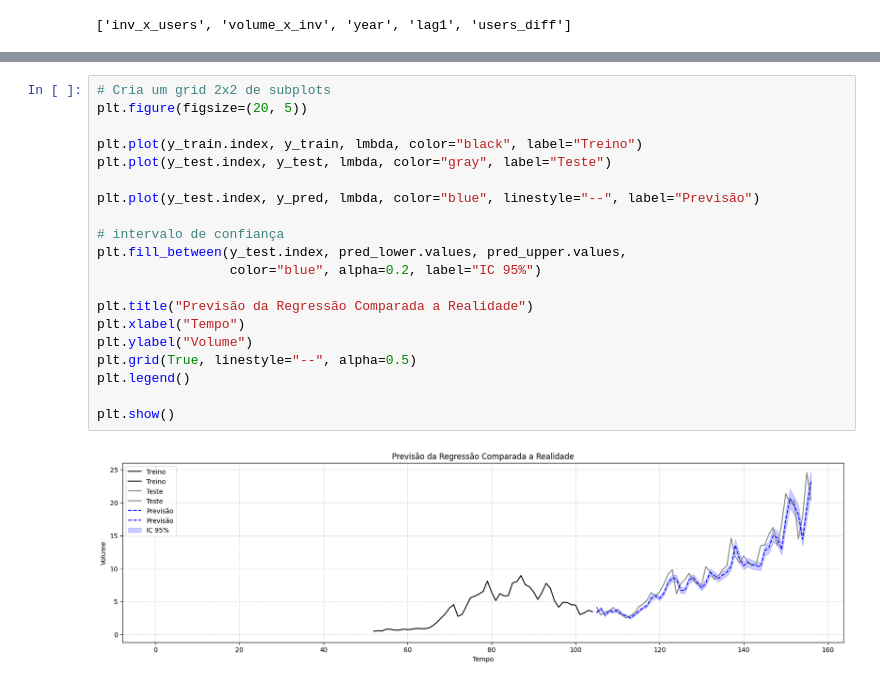
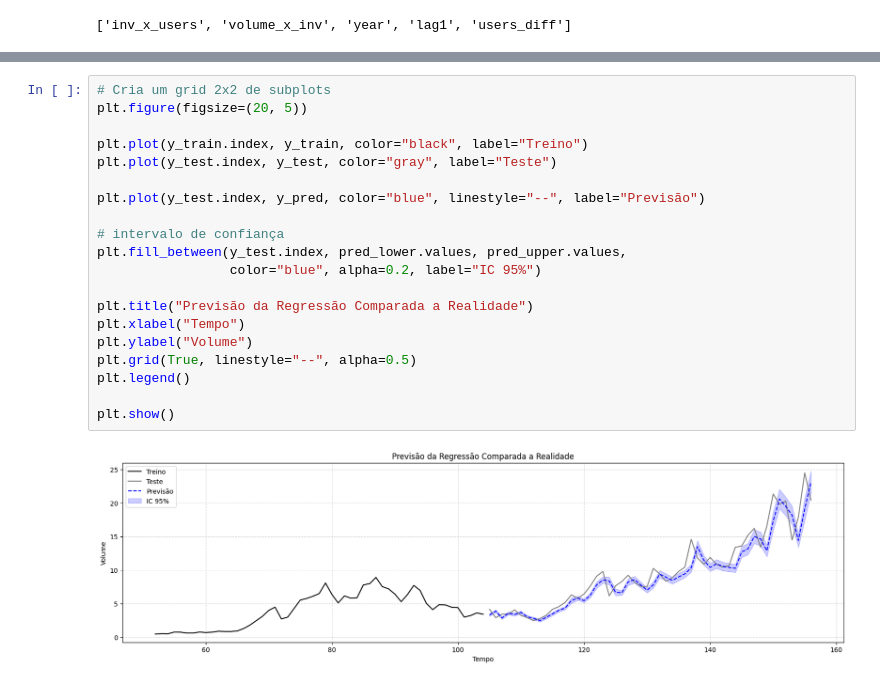
Before and after one commit to GuilhermeCastilho02/Series-Temporais-A2, a Jupyter notebook: trabalho_a2.ipynb, the cells around one changed output, grey strips where cells are left out. Cells and saved outputs as stored; diff of their text form.

Commit message:
pequena correção no plot da regressão

```diff
--- a/trabalho_a2.ipynb
+++ b/trabalho_a2.ipynb
@@ -643,22 +643,22 @@ strong multicollinearity or other numerical problems.
 # %%
 # Cria um grid 2x2 de subplots
 plt.figure(figsize=(20, 5))
 
-plt.plot(y_train.index, y_train, lmbda, color="black", label="Treino")
-plt.plot(y_test.index, y_test, lmbda, color="gray", label="Teste")
+plt.plot(y_train.index, y_train, color="black", label="Treino")
+plt.plot(y_test.index, y_test, color="gray", label="Teste")
 
-plt.plot(y_test.index, y_pred, lmbda, color="blue", linestyle="--", label="Previsão")
+plt.plot(y_test.index, y_pred, color="blue", linestyle="--", label="Previsão")
 
 # intervalo de confiança
 plt.fill_between(y_test.index, pred_lower.values, pred_upper.values,
                  color="blue", alpha=0.2, label="IC 95%")
 
 plt.title("Previsão da Regressão Comparada a Realidade")
 plt.xlabel("Tempo")
 plt.ylabel("Volume")
 plt.grid(True, linestyle="--", alpha=0.5)
 plt.legend()
 
 plt.show()
 # %% [output]
-[figure, old version]
+[figure, new version]
```
Also changed, not shown: parts of 1 cell of this notebook.
